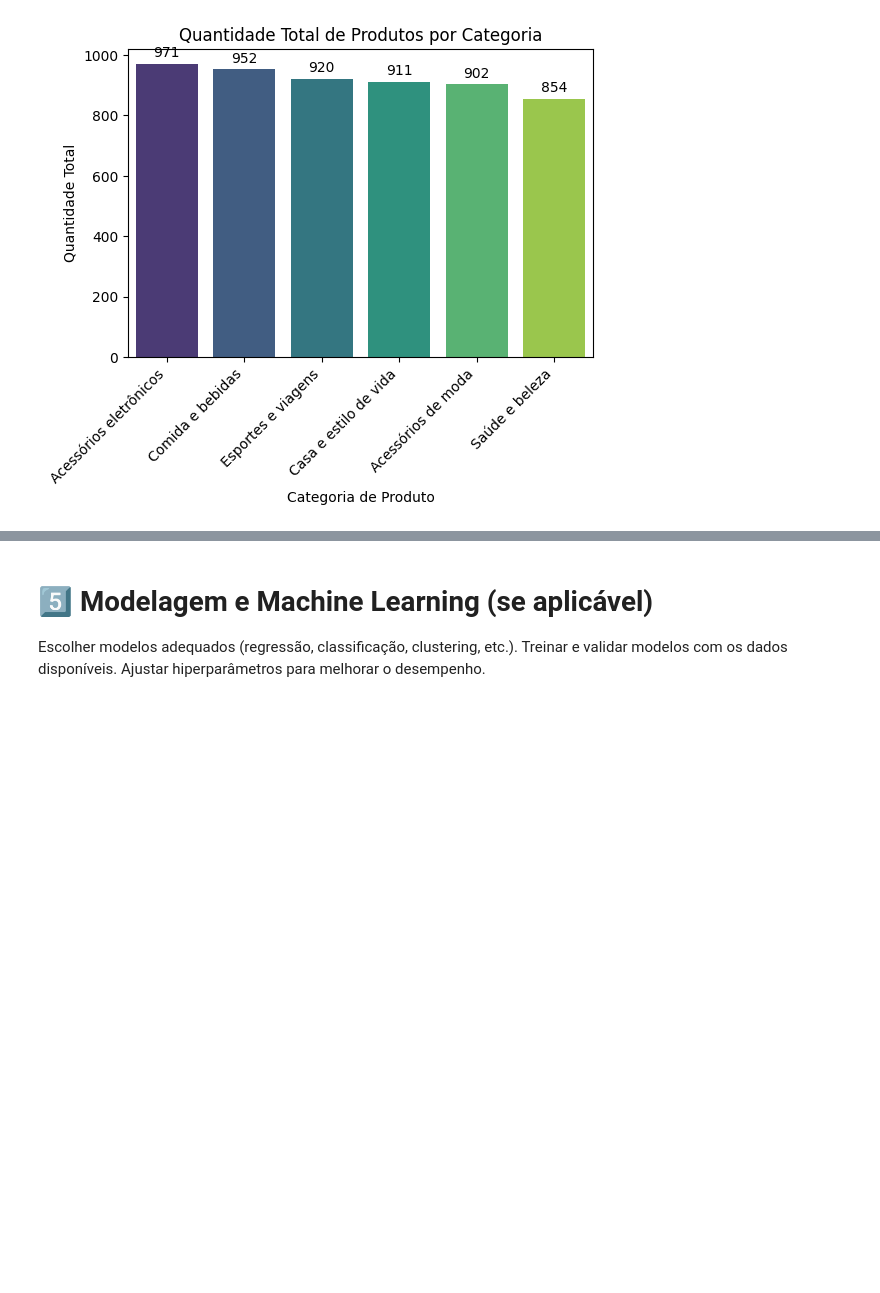
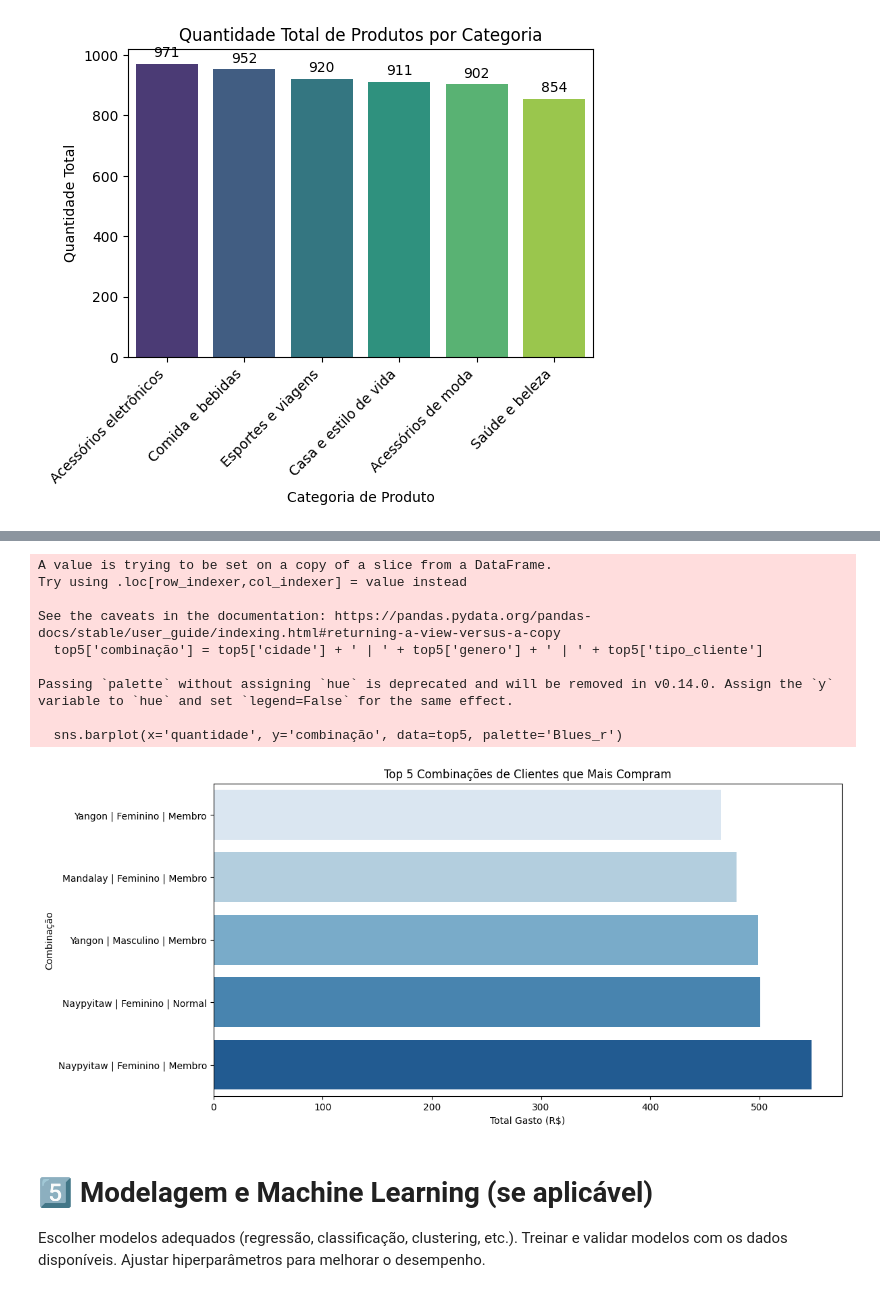
Before and after one commit to EduardaSantosDiniz/Aumento_do_Ticket_Medio_No_Supermercado, a Jupyter notebook: vendas_supermecado.ipynb, the cells around one changed output, grey strips where cells are left out. Saved outputs shown, nothing was run; the diff lists cells and outputs as text; code cells hidden in the pictures; blank space fills up the shorter version.

```diff
--- a/vendas_supermecado.ipynb
+++ b/vendas_supermecado.ipynb
@@ -208,3 +231,42 @@ plt.show()
+# %%
+import matplotlib.pyplot as plt
+import seaborn as sns
+
+# Agrupar e somar o total gasto por combinação
+perfil_compras = df.groupby(['cidade', 'genero', 'tipo_cliente'])['quantidade'].sum().reset_index()
+
+# Ordenar do maior para o menor total de compras
+perfil_compras = perfil_compras.sort_values(by='quantidade', ascending=False)
+
+# Selecionar as 5 combinações que mais compram
+top5 = perfil_compras.head(5)
+
+# Criar rótulo personalizado para cada combinação
+top5['combinação'] = top5['cidade'] + ' | ' + top5['genero'] + ' | ' + top5['tipo_cliente']
+
+# Criar o gráfico de barras
+plt.figure(figsize=(12, 6))
+sns.barplot(x='quantidade', y='combinação', data=top5, palette='Blues_r')
+
+# Adicionar títulos e rótulos
+plt.xlabel("Total Gasto (R$)")
+plt.ylabel("Combinação")
+plt.title("Top 5 Combinações de Clientes que Mais Compram")
+plt.gca().invert_yaxis()  # Inverter para mostrar do maior para o menor
+
+# Exibir o gráfico
+plt.show()
+# %% [output]
+A value is trying to be set on a copy of a slice from a DataFrame.
+Try using .loc[row_indexer,col_indexer] = value instead
+
+See the caveats in the documentation: https://pandas.pydata.org/pandas-docs/stable/user_guide/indexing.html#returning-a-view-versus-a-copy
+  top5['combinação'] = top5['cidade'] + ' | ' + top5['genero'] + ' | ' + top5['tipo_cliente']
+
+Passing `palette` without assigning `hue` is deprecated and will be removed in v0.14.0. Assign the `y` variable to `hue` and set `legend=False` for the same effect.
+
+  sns.barplot(x='quantidade', y='combinação', data=top5, palette='Blues_r')
+[figure, added]
 # %% [markdown]
 # 5️⃣ Modelagem e Machine Learning (se aplicável)
 Escolher modelos adequados (regressão, classificação, clustering, etc.).
```
Also changed, not shown: parts of 3 cells of this notebook.
